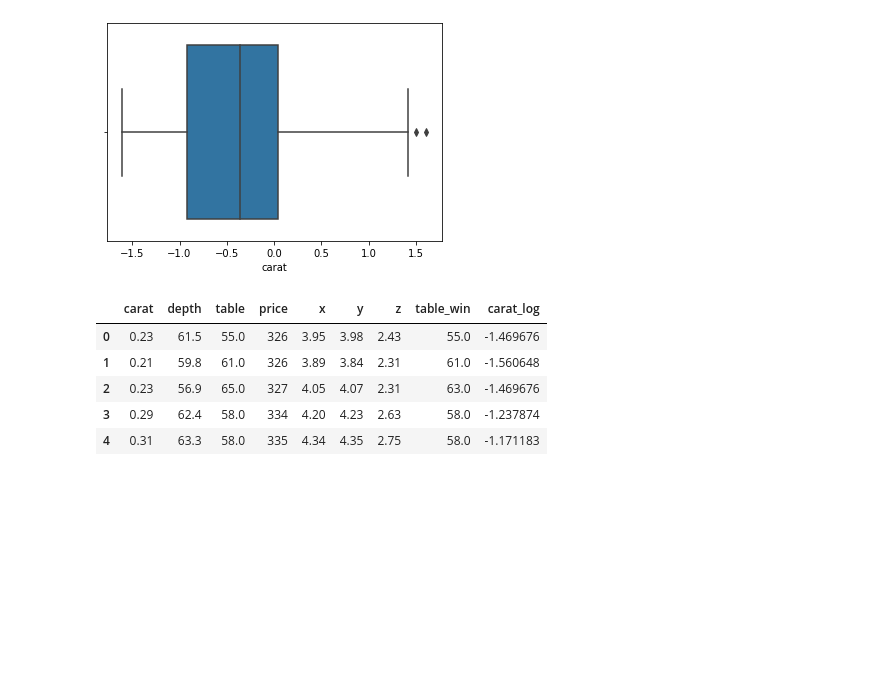
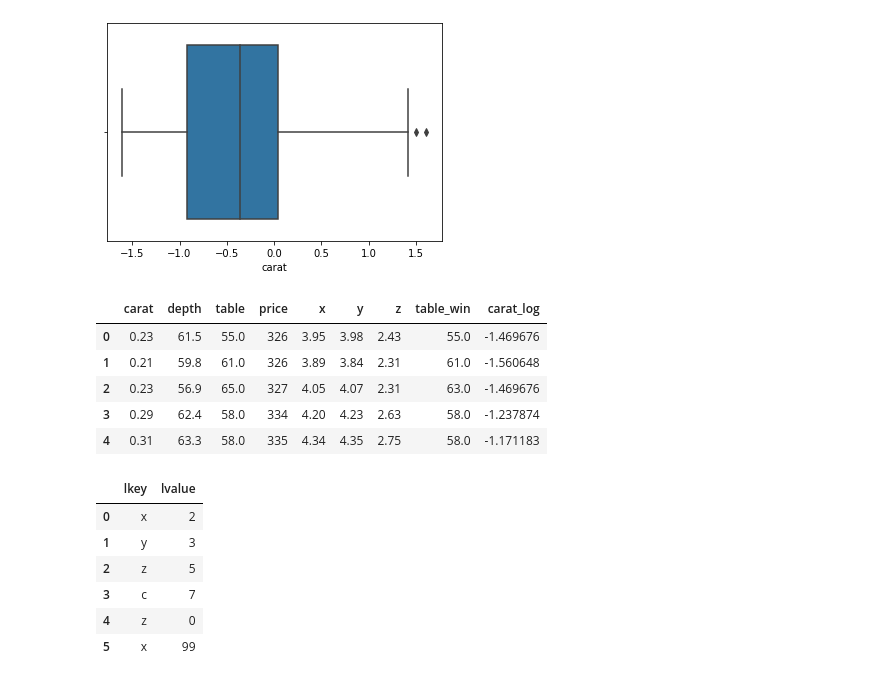
Before and after one commit to hersany/DataScience, a Jupyter notebook: Pandas/Pandas_Class2.ipynb, the cells around one changed output. Saved outputs shown, nothing was run; the diff lists cells and outputs as text; code cells hidden in the pictures; blank space fills up the shorter version.

```diff
--- a/Pandas/Pandas_Class2.ipynb
+++ b/Pandas/Pandas_Class2.ipynb
@@ -981,0 +989,10 @@ df.head()
+# %%
+df1
+# %% [output]
+|  | lkey | lvalue |
+| 0 | x | 2 |
+| 1 | y | 3 |
+| 2 | z | 5 |
+| 3 | c | 7 |
+| 4 | z | 0 |
+| 5 | x | 99 |
```
Also changed, not shown: parts of 4 cells of this notebook, 1 other file.
